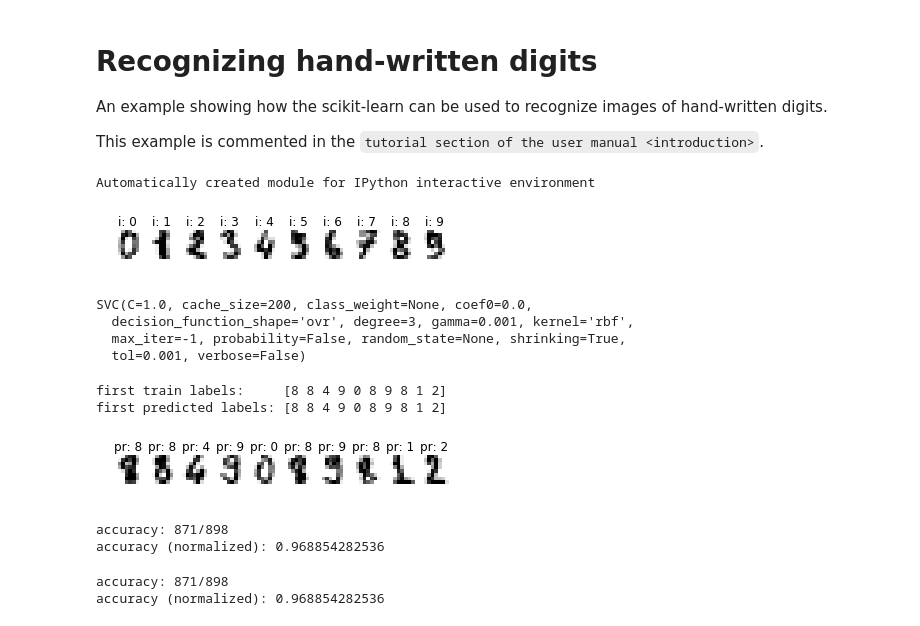
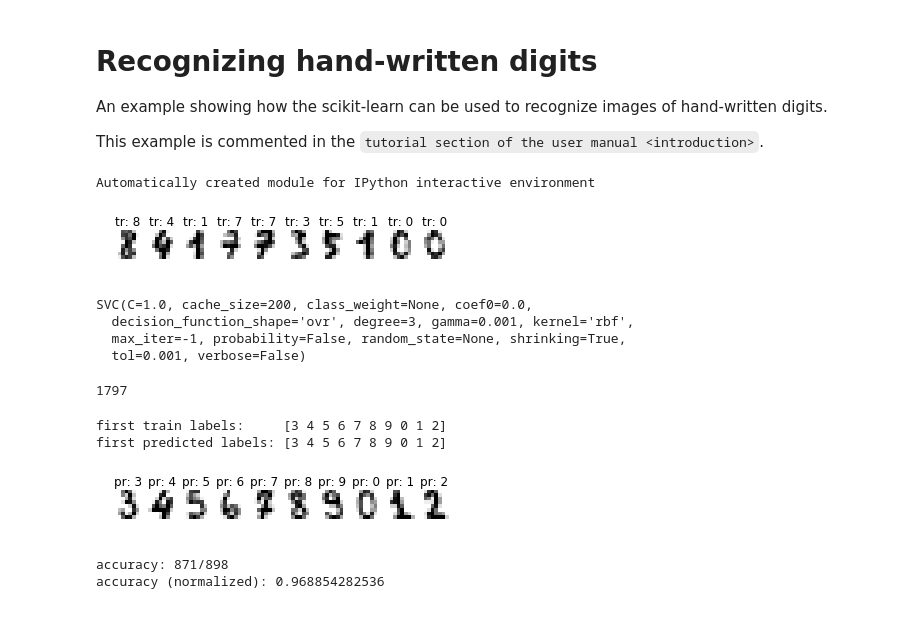
Before and after one commit to tamir650/keshet17, a Jupyter notebook: class09/plot_digits_classification.ipynb, the cells around one changed output. Cells and saved outputs as stored; diff of their text form; code cells hidden in the pictures.

```diff
--- a/class09/plot_digits_classification.ipynb
+++ b/class09/plot_digits_classification.ipynb
@@ -13,35 +13,35 @@ This example is commented in the
 # %%
 print(__doc__)
 
 # Author: Gael Varoquaux <gael dot varoquaux at normalesup dot org>
 # License: BSD 3 clause
 
 # Standard scientific Python imports
 import matplotlib.pyplot as plt
 
 # Import datasets, classifiers and performance metrics
 from sklearn import datasets, svm, metrics
 
 # The digits dataset
 digits = datasets.load_digits()
 
 # The data that we are interested in is made of 8x8 images of digits, let's
 # have a look at the first 10 images, stored in the `images` attribute of the
 # dataset.  If we were working from image files, we could load them using
 # matplotlib.pyplot.imread.  Note that each image must have the same size. For these
 # images, we know which digit they represent: it is given in the 'target' of
 # the dataset.
 images_and_labels = list(zip(digits.images, digits.target))
-for index, (image, label) in enumerate(images_and_labels[0:10]):
+for index, (image, label) in enumerate(images_and_labels[40:50]):
     plt.subplot(2, 10, index + 1)
     plt.axis('off')
     plt.imshow(image, cmap=plt.cm.gray_r, interpolation='nearest')
     plt.title('tr: %i' % label)
 
 plt.show()
 # %% [output]
 Automatically created module for IPython interactive environment
-[figure, old version]
+[figure, new version]
 # %%
 # To apply a classifier on this data, we need to flatten the image, to
 # turn the data in a (samples, feature) matrix:
@@ -58,18 +58,22 @@ SVC(C=1.0, cache_size=200, class_weight=None, coef0=0.0,
   decision_function_shape='ovr', degree=3, gamma=0.001, kernel='rbf',
   max_iter=-1, probability=False, random_state=None, shrinking=True,
   tol=0.001, verbose=False)
+# %%
+n_samples
+# %% [output]
+1797
 # %%
 # Now predict the value of the digit on the second half:
 expected = digits.target[n_samples // 2:]
 predicted = classifier.predict(data[n_samples // 2:])
-print("first train labels:     " + str(expected[0:10]))
-print("first predicted labels: " + str(predicted[0:10]))
+print("first train labels:     " + str(expected[20:30]))
+print("first predicted labels: " + str(predicted[20:30]))
 # %% [output]
-first train labels:     [8 8 4 9 0 8 9 8 1 2]
-first predicted labels: [8 8 4 9 0 8 9 8 1 2]
+first train labels:     [3 4 5 6 7 8 9 0 1 2]
+first predicted labels: [3 4 5 6 7 8 9 0 1 2]
 # %%
 images_and_predictions = list(zip(digits.images[n_samples // 2:], predicted))
-for index, (image, prediction) in enumerate(images_and_predictions[0:10]):
+for index, (image, prediction) in enumerate(images_and_predictions[20:30]):
     plt.subplot(2, 10, index + 1)
     plt.axis('off')
     plt.imshow(image, cmap=plt.cm.gray_r, interpolation='nearest')
@@ -77,9 +81,7 @@ for index, (image, prediction) in enumerate(images_and_predictions[0:10]):
 
 plt.show()
 # %% [output]
-[figure, old version]
+[figure, new version]
-accuracy: 871/898
-accuracy (normalized): 0.968854282536
 # %%
 print("accuracy: " + str(metrics.accuracy_score(expected, predicted,normalize=False)) + "/" + str(n_samples // 2))
 print("accuracy (normalized): %s" % metrics.accuracy_score(expected, predicted))
```
Also changed, not shown: 2 other files.
